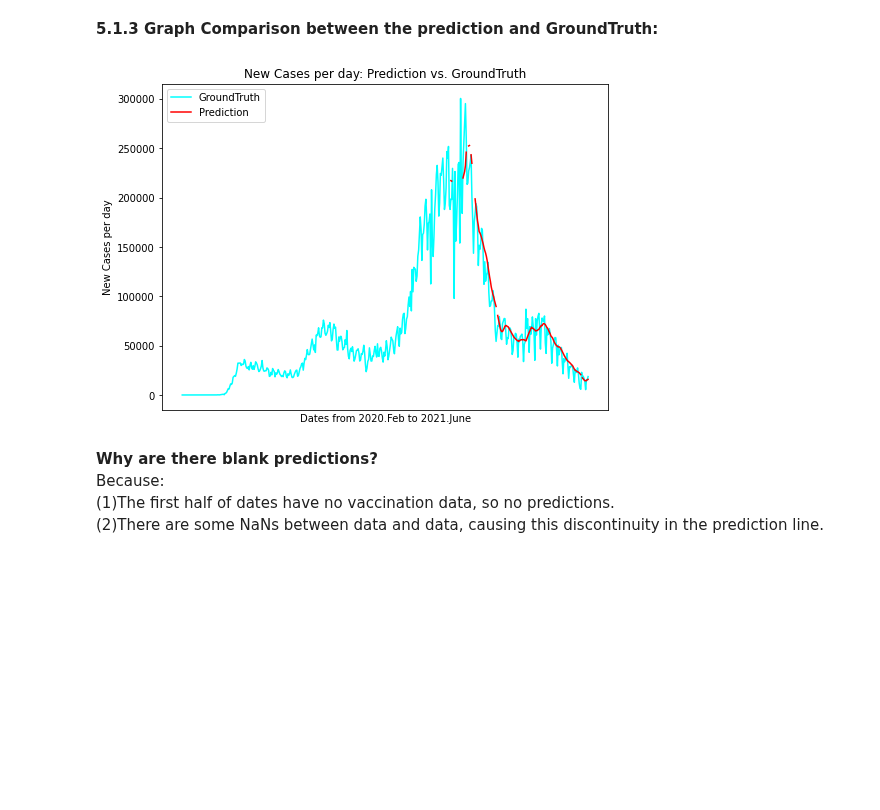
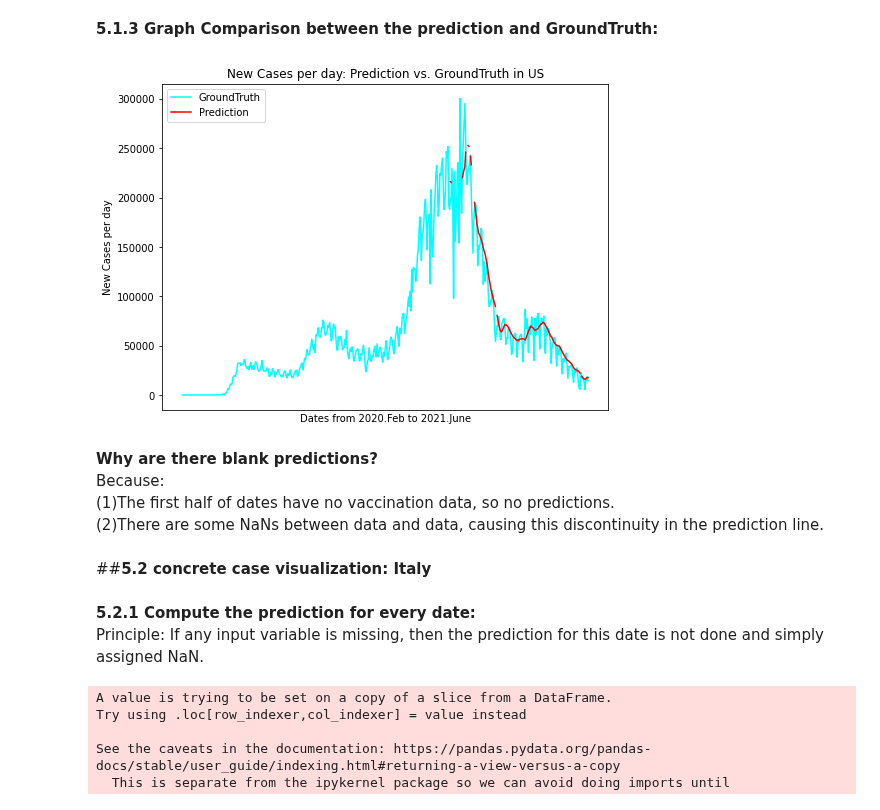
Before and after one commit to Codelerious/Covid19-Analytics, a Jupyter notebook: Covid_19Project.ipynb, the cells around one changed output. Saved outputs shown, nothing was run; the diff lists cells and outputs as text; code cells hidden in the pictures; blank space fills up the shorter version.

```diff
--- a/Covid_19Project.ipynb
+++ b/Covid_19Project.ipynb
@@ -454,17 +457,55 @@ The column index number(like 90045) is the index of this data in the original da
 # %%
 plt.figure(figsize=(8,6))
 plt.plot(df_us['date'],df_us['new_cases'],label="GroundTruth",color='cyan')
 plt.plot(df_us['date'],df_us['prediction'],label="Prediction",color='red')
 plt.legend(loc='upper left', frameon=True)
 plt.xlabel('Dates from 2020.Feb to 2021.June')
 plt.ylabel('New Cases per day')
-plt.title('New Cases per day: Prediction vs. GroundTruth')
+plt.title('New Cases per day: Prediction vs. GroundTruth in US')
 plt.xticks([])
 plt.show()
 # %% [output]
-[figure, old version]
+[figure, new version]
 # %% [markdown]
 **Why are there blank predictions?**<br/>
 Because:<br/>
 (1)The first half of dates have no vaccination data, so no predictions.<br/>
 (2)There are some NaNs between data and data, causing this discontinuity in the prediction line.
+# %% [markdown]
+##**5.2 concrete case visualization: Italy**
+# %% [markdown]
+**5.2.1 Compute the prediction for every date:**<br/>
+Principle: If any input variable is missing, then the prediction for this date is not done and simply assigned NaN.
+# %%
+df_ch=df[df['location']=='Italy']
+df_current=df_ch
+df_current['prediction']=np.nan
+for i in range(16,df_current.shape[0]):
+  inputs=[]
+  if np.isnan(df_current.iat[i-1,4]):
+    continue
+  inputs.append(df_current.iat[i-1,4])
+  check=1
+  for j in range(1,16):
+    if np.isnan(df_current.iat[i-j,6]):
+      check=0
+    else:
+      inputs.append(df_current.iat[i-j,6])
+  inputs.append(df_current.iat[i-1,35])
+  inputs.append(df_current.iat[i-1,44])
+
+  if check==1:
+    inputs.append(0)
+    inputs=(inputs-MIN)/(MAX-MIN)
+    inputs=inputs[:18]
+    inputs=torch.tensor(inputs)
+    outputs=mlp(inputs)
+    outputs=outputs.detach().numpy()
+    outputs=outputs*(MAX[18]-MIN[18])+MIN[18]
+    df_current.iat[i,60]=outputs
+# %% [output]
+A value is trying to be set on a copy of a slice from a DataFrame.
+Try using .loc[row_indexer,col_indexer] = value instead
+
+See the caveats in the documentation: https://pandas.pydata.org/pandas-docs/stable/user_guide/indexing.html#returning-a-view-versus-a-copy
+  This is separate from the ipykernel package so we can avoid doing imports until
```
Also changed, not shown: parts of 26 cells of this notebook.
